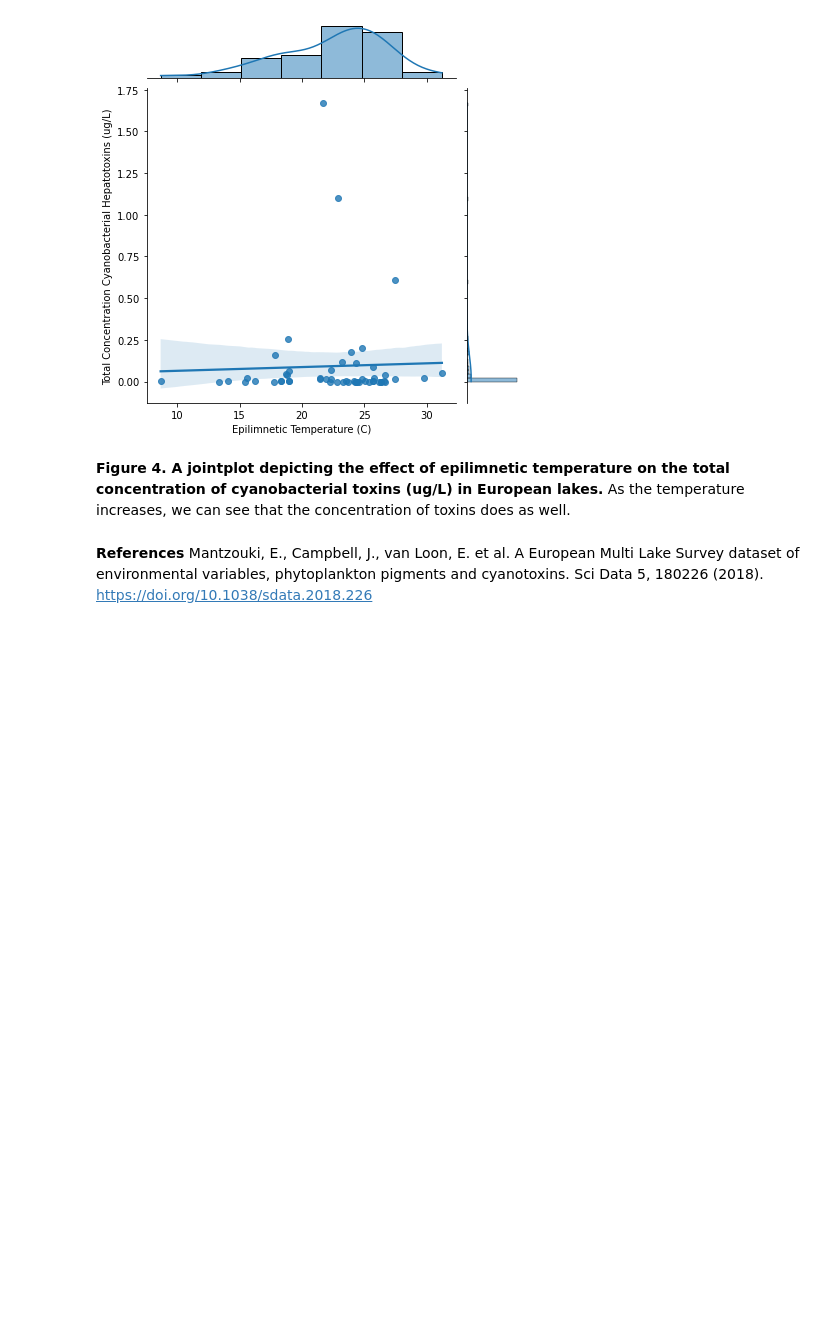
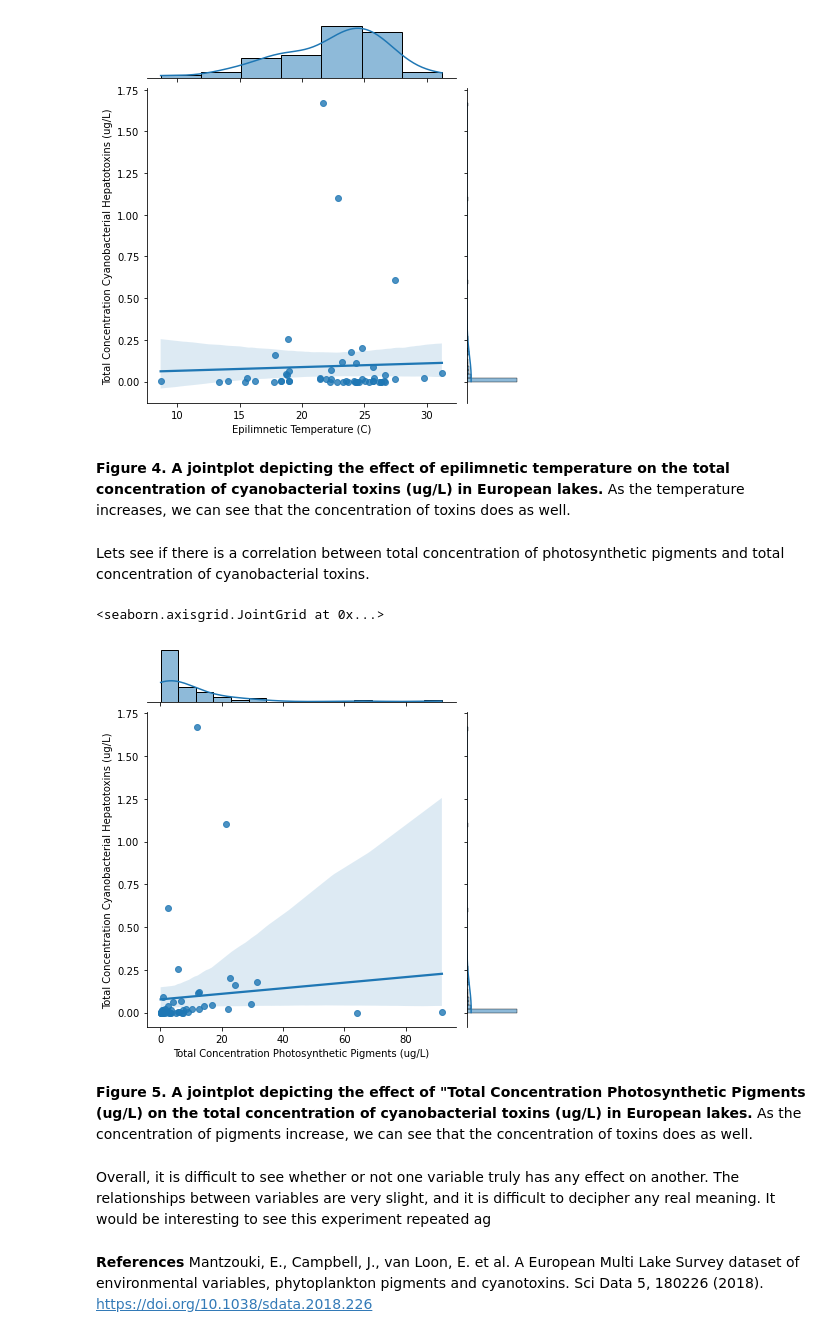
Before and after one commit to ubco-W2021T1-data301/project-group50-project, a Jupyter notebook: notebooks/analysis1.ipynb, the cells around one changed output. Cells and saved outputs as stored; diff of their text form; code cells hidden in the pictures; blank space fills up the shorter version.

```diff
--- a/notebooks/analysis1.ipynb
+++ b/notebooks/analysis1.ipynb
@@ -684,6 +684,17 @@ sns.jointplot(x="Epilimnetic Temperature (C)", y="Total Concentration Cyanobacte
 [figure]
 # %% [markdown]
 **Figure 4. A jointplot depicting the effect of epilimnetic temperature on the total concentration of cyanobacterial toxins (ug/L) in European lakes.**  As the temperature increases, we can see that the concentration of toxins does as well.
+# %% [markdown]
+Lets see if there is a correlation between total concentration of photosynthetic pigments and total concentration of cyanobacterial toxins.
+# %%
+sns.jointplot(x="Total Concentration Photosynthetic Pigments (ug/L)", y="Total Concentration Cyanobacterial Hepatotoxins (ug/L)", data=df_new_version3, kind="reg")
+# %% [output]
+<seaborn.axisgrid.JointGrid at 0x...>
+[figure, added]
+# %% [markdown]
+**Figure 5. A jointplot depicting the effect of "Total Concentration Photosynthetic Pigments (ug/L) on the total concentration of cyanobacterial toxins (ug/L) in European lakes.**  As the concentration of pigments increase, we can see that the concentration of toxins does as well.
+# %% [markdown]
+Overall, it is difficult to see whether or not one variable truly has any effect on another. The relationships between variables are very slight, and it is difficult to decipher any real meaning. It would be interesting to see this experiment repeated ag
 # %% [markdown]
 **References**
 Mantzouki, E., Campbell, J., van Loon, E. et al. A European Multi Lake Survey dataset of environmental variables, phytoplankton pigments and cyanotoxins. Sci Data 5, 180226 (2018). https://doi.org/10.1038/sdata.2018.226
```
Also changed, not shown: parts of 3 cells of this notebook.
